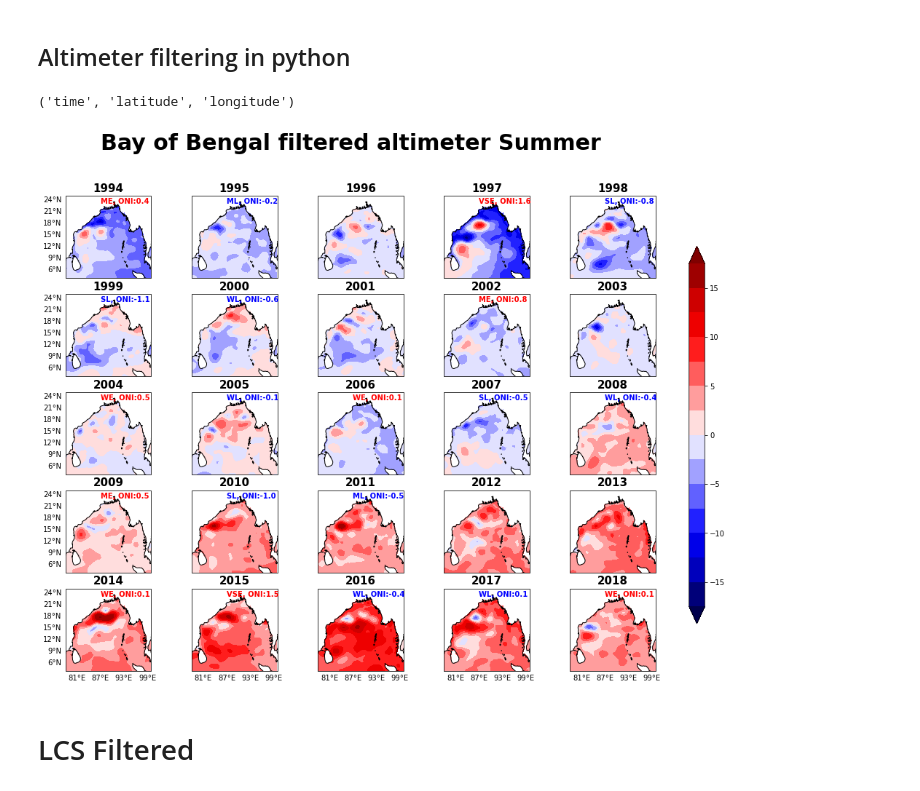
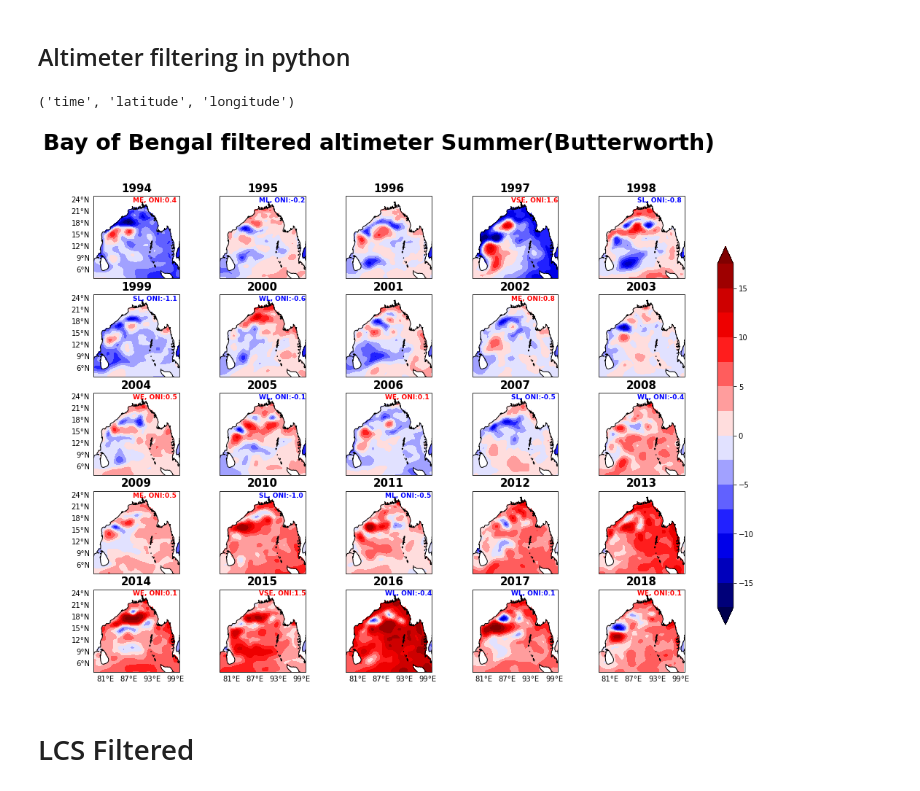
Before and after one commit to ghossh/BoB-Decadal-SLA, a Jupyter notebook: BoB_plots.ipynb, the cells around one changed output. Saved outputs shown, nothing was run; the diff lists cells and outputs as text; code cells hidden in the pictures.

```diff
--- a/BoB_plots.ipynb
+++ b/BoB_plots.ipynb
@@ -73,6 +66,3 @@ BoB_altimeter.dims[0]
 # Altimeter Unfiltered
 # %%
 BoB_altimeter=xr.open_mfdataset('/home/NCAOR/supriyog/raw_data/SL_anomaly/IO_SLA_v2021.nc',autoclose=True).sel(latitude=slice(4,25),longitude=slice(78,100)).sla
-# %%
-BoB_altimeter=BoB_altimeter.rename({BoB_altimeter.dims[0]:'time'})
-BoB_altimeter
@@ -178,13 +87,10 @@ plt.savefig('BoB_unfiltered_LCS.jpg',dpi=120)
 # %%
 import scipy.signal as signal
-def butterworth_lowpass_filter(data, order=2, cutoff_freq=1.0/10.0, axis=0):
-    """Filter input data.
-
-    For unfiltered data, use `cutoff_freq=1`.
-
-    Currently, this returns a numpy array.
-    """
-    B, A = signal.butter(order, cutoff_freq, output="ba")
+def butterworth_lowpass_filter(data, cutoff_time, axis=0):
+    cutoff_freq=1/cutoff_time
+    nyfreq=cutoff_freq*2
+    order=4
+    B, A = signal.butter(order, nyfreq, output="ba")
     return signal.filtfilt(B, A, data, axis=0)
 # %% [markdown]
 # Altimeter Filtered
@@ -231,7 +137,7 @@ BoB_plot(i,"Bay of Bengal filtered altimeter Summer(ferret)",
 # %% [markdown]
 ## Altimeter filtering in python
 # %%
-BoB_altimeter_low = butterworth_lowpass_filter(BoB_altimeter, cutoff_freq=1 / 400.0)
+BoB_altimeter_low = butterworth_lowpass_filter(BoB_altimeter, 400)
 # %%
 BoB_altimeter_low=xr.DataArray(BoB_altimeter_low,coords=
                                    {"time": BoB_altimeter.time, "latitude": BoB_altimeter.latitude,
@@ -241,11 +147,11 @@ BoB_altimeter_low['sla_low']=BoB_altimeter_low
 # %%
 i=BoB_altimeter_low
 print(i.dims)
-BoB_plot(i,"Bay of Bengal filtered altimeter Summer",
+BoB_plot(i,"Bay of Bengal filtered altimeter Summer(Butterworth)",
          'BoB_filtered_altimeter.jpg')
 # %% [output]
 ('time', 'latitude', 'longitude')
-[figure, old version]
+[figure, new version]
 # %% [markdown]
 # LCS Filtered
 # %%
```
Also changed, not shown: parts of 34 cells of this notebook, 11 other files.
